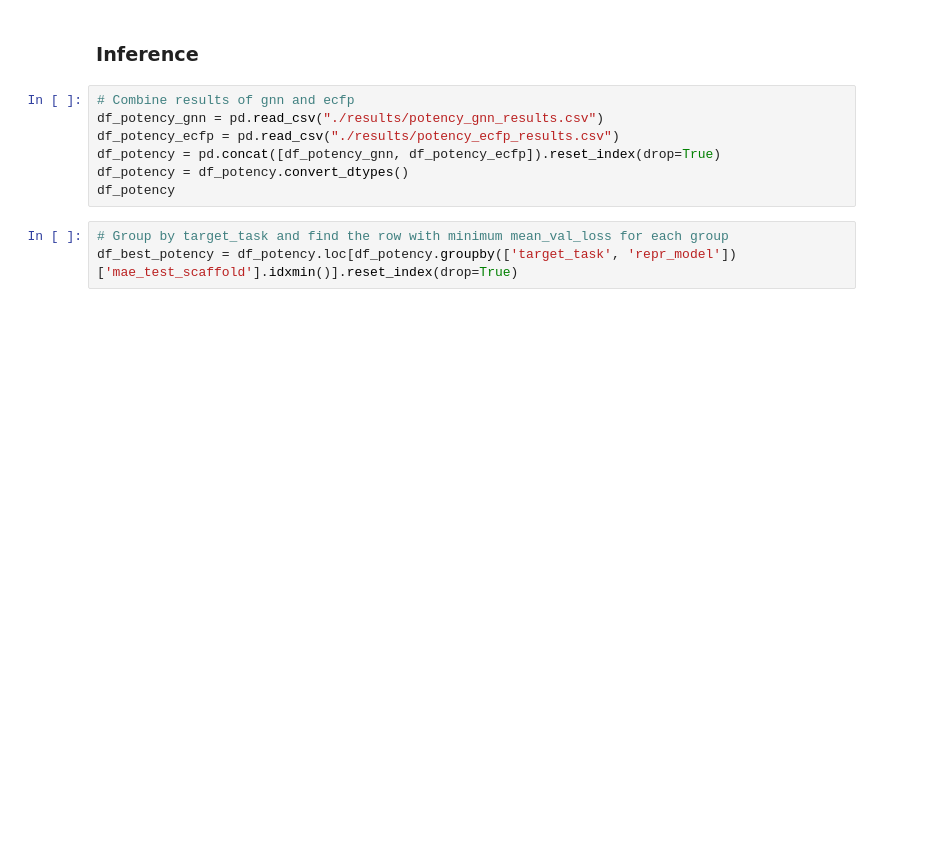
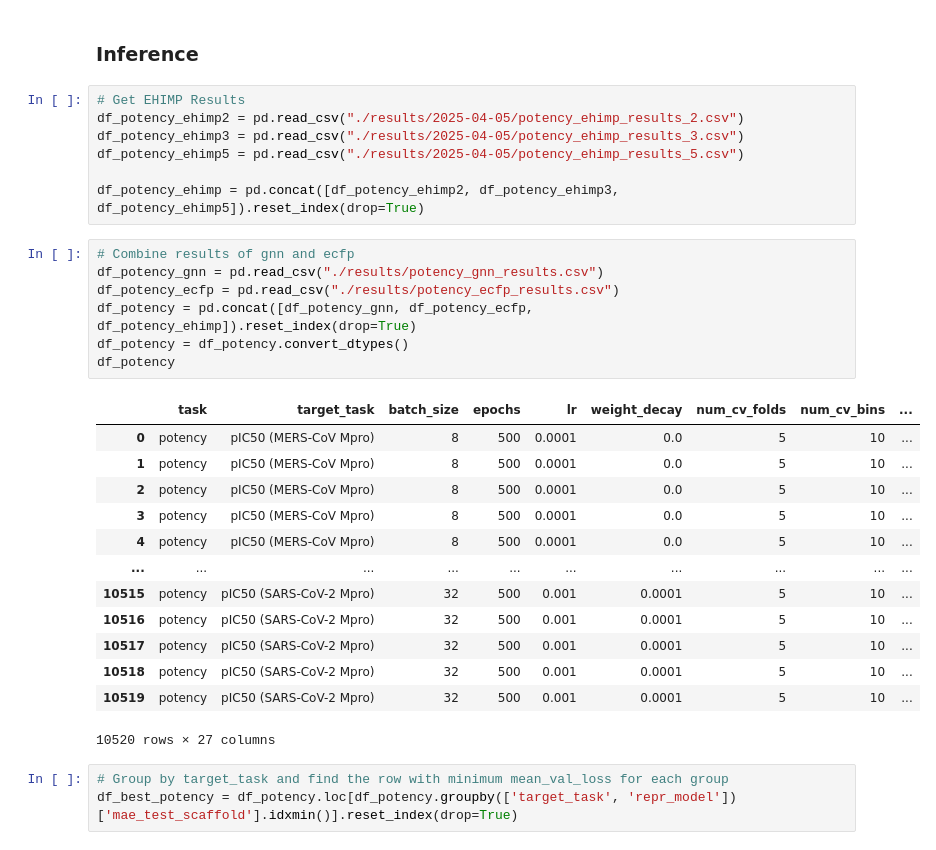
Before and after one commit to aehrlich1/ximp, a Jupyter notebook: data_evaluation.ipynb, the cells around one changed output. Saved outputs shown, nothing was run; the diff lists cells and outputs as text; blank space fills up the shorter version.

```diff
--- a/data_evaluation.ipynb
+++ b/data_evaluation.ipynb
@@ -39,13 +39,34 @@ sns.displot(data=test_scaffold.y, kde=True, legend=False).set_xlabels(target_tas
 plt.title("Test Scaffold")
 # %% [markdown]
 ### Inference
+# %%
+# Get EHIMP Results
+df_potency_ehimp2 = pd.read_csv("./results/2025-04-05/potency_ehimp_results_2.csv")
+df_potency_ehimp3 = pd.read_csv("./results/2025-04-05/potency_ehimp_results_3.csv")
+df_potency_ehimp5 = pd.read_csv("./results/2025-04-05/potency_ehimp_results_5.csv")
+
+df_potency_ehimp = pd.concat([df_potency_ehimp2, df_potency_ehimp3, df_potency_ehimp5]).reset_index(drop=True)
 # %%
 # Combine results of gnn and ecfp
 df_potency_gnn = pd.read_csv("./results/potency_gnn_results.csv")
 df_potency_ecfp = pd.read_csv("./results/potency_ecfp_results.csv")
-df_potency = pd.concat([df_potency_gnn, df_potency_ecfp]).reset_index(drop=True)
+df_potency = pd.concat([df_potency_gnn, df_potency_ecfp, df_potency_ehimp]).reset_index(drop=True)
 df_potency = df_potency.convert_dtypes()
 df_potency
+# %% [output]
+|  | task | target_task | batch_size | epochs | lr | weight_decay | num_cv_folds | num_cv_bins | ... |
+| 0 | potency | pIC50 (MERS-CoV Mpro) | 8 | 500 | 0.0001 | 0.0 | 5 | 10 | ... |
+| 1 | potency | pIC50 (MERS-CoV Mpro) | 8 | 500 | 0.0001 | 0.0 | 5 | 10 | ... |
+| 2 | potency | pIC50 (MERS-CoV Mpro) | 8 | 500 | 0.0001 | 0.0 | 5 | 10 | ... |
+| 3 | potency | pIC50 (MERS-CoV Mpro) | 8 | 500 | 0.0001 | 0.0 | 5 | 10 | ... |
+| 4 | potency | pIC50 (MERS-CoV Mpro) | 8 | 500 | 0.0001 | 0.0 | 5 | 10 | ... |
+| ... | ... | ... | ... | ... | ... | ... | ... | ... | ... |
+| 10515 | potency | pIC50 (SARS-CoV-2 Mpro) | 32 | 500 | 0.001 | 0.0001 | 5 | 10 | ... |
+| 10516 | potency | pIC50 (SARS-CoV-2 Mpro) | 32 | 500 | 0.001 | 0.0001 | 5 | 10 | ... |
+| 10517 | potency | pIC50 (SARS-CoV-2 Mpro) | 32 | 500 | 0.001 | 0.0001 | 5 | 10 | ... |
+| 10518 | potency | pIC50 (SARS-CoV-2 Mpro) | 32 | 500 | 0.001 | 0.0001 | 5 | 10 | ... |
+| 10519 | potency | pIC50 (SARS-CoV-2 Mpro) | 32 | 500 | 0.001 | 0.0001 | 5 | 10 | ... |
+10520 rows × 27 columns
 # %%
 # Group by target_task and find the row with minimum mean_val_loss for each group
 df_best_potency = df_potency.loc[df_potency.groupby(['target_task', 'repr_model'])['mae_test_scaffold'].idxmin()].reset_index(drop=True)
```
Also changed, not shown: parts of 5 cells of this notebook, 3 other files.
